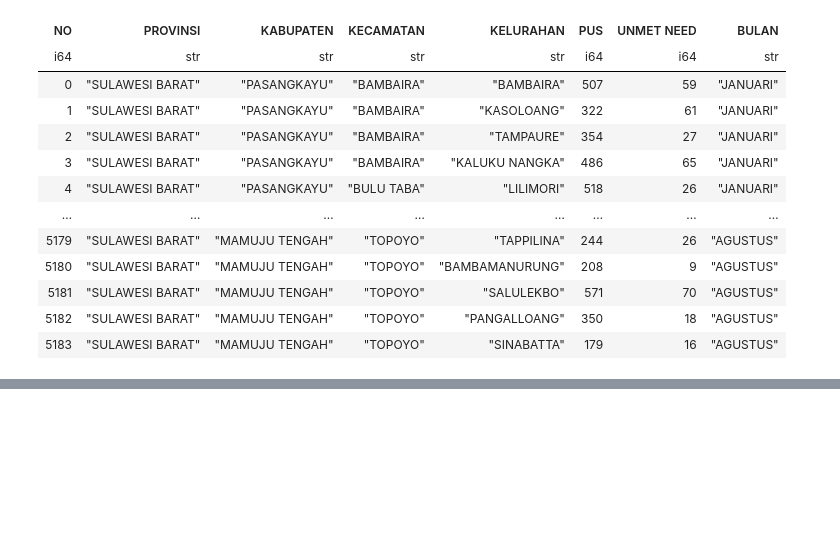
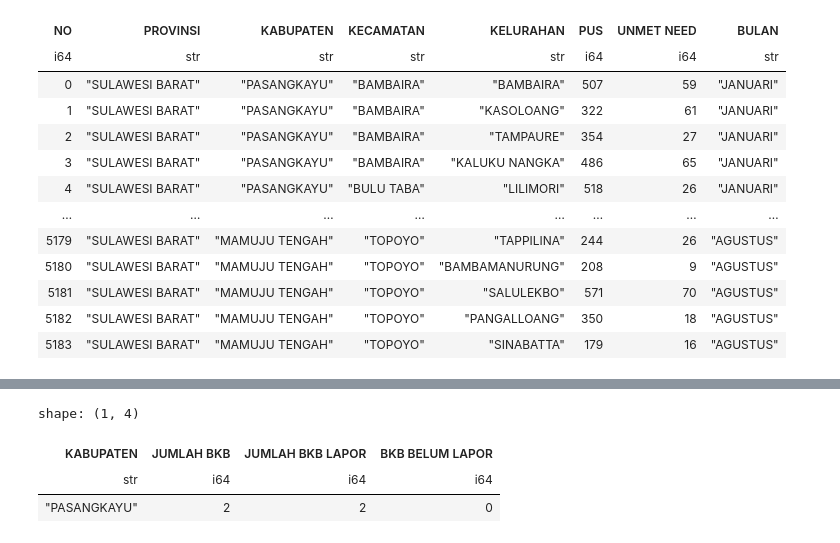
Before and after one commit to pokja0/profil_desa_py, a Jupyter notebook: altair_krs.ipynb, the cells around one changed output, grey strips where cells are left out. Drawn from its saved outputs; the diff is of its cells as text; code cells hidden in the pictures; blank space fills up the shorter version.

```diff
--- a/altair_krs.ipynb
+++ b/altair_krs.ipynb
@@ -435,0 +405,33 @@ shape: (5_184, 17)
+# %%
+data_pikr.filter(
+    pl.col("KABUPATEN").is_in(filter_kabupaten),
+    pl.col("BULAN").is_in(filter_bulan)
+).filter(
+    pl.col("KECAMATAN").is_in(filter_kecamatan)
+).filter(
+    pl.col("KELURAHAN").is_in(filter_desa)
+).group_by(['KABUPATEN']).agg([
+    pl.col("YANG ADA").sum().alias("JUMLAH PIK-R"),
+    pl.col("YANG LAPOR").sum().alias("JUMLAH PIK-R LAPOR")
+]).with_columns(
+    (pl.col('JUMLAH PIK-R') - pl.col('JUMLAH PIK-R LAPOR')).alias('PIK-R BELUM LAPOR')
+)
+
+data_bkb.filter(
+    pl.col("KABUPATEN").is_in(filter_kabupaten),
+    pl.col("BULAN").is_in(filter_bulan)
+).filter(
+    pl.col("KECAMATAN").is_in(filter_kecamatan)
+).filter(
+    pl.col("KELURAHAN").is_in(filter_desa)
+).group_by(['KABUPATEN']).agg([
+    pl.col("YANG ADA").sum().alias("JUMLAH BKB"),
+    pl.col("YANG LAPOR").sum().alias("JUMLAH BKB LAPOR")
+]).with_columns(
+    (pl.col('JUMLAH BKB') - pl.col('JUMLAH BKB LAPOR')).alias('BKB BELUM LAPOR')
+)
+# %% [output]
+shape: (1, 4)
+| KABUPATEN | JUMLAH BKB | JUMLAH BKB LAPOR | BKB BELUM LAPOR |
+| str | i64 | i64 | i64 |
+| "PASANGKAYU" | 2 | 2 | 0 |
```
Also changed, not shown: parts of 8 cells of this notebook, 10 other files.
